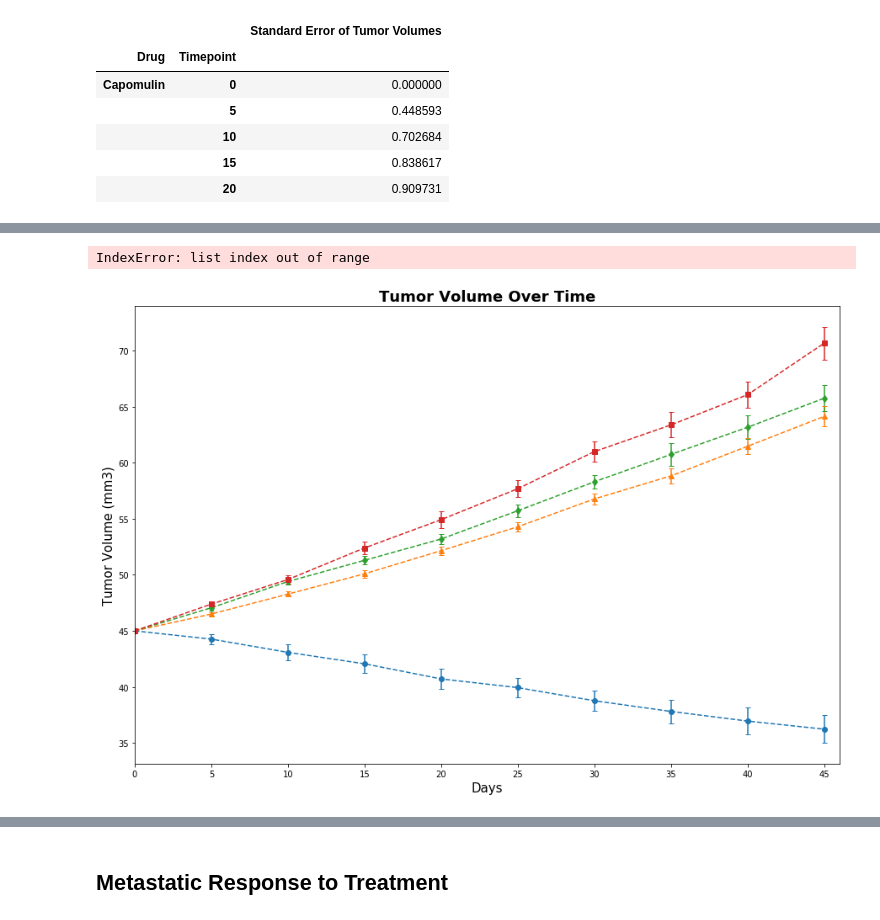
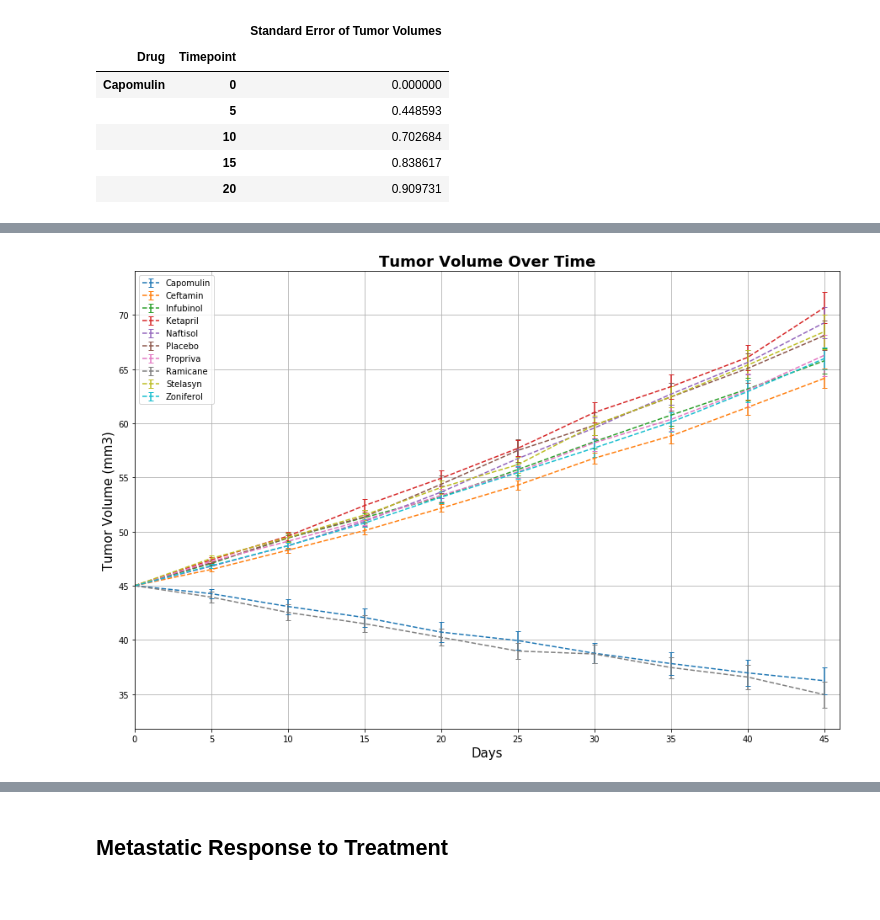
Before and after one commit to willdzhang/Matplotlib-Challenge, a Jupyter notebook: pymaceuticals_starter.ipynb, the cells around one changed output, grey strips where cells are left out. Drawn from its saved outputs; the diff is of its cells as text; code cells hidden in the pictures.

```diff
--- a/pymaceuticals_starter.ipynb
+++ b/pymaceuticals_starter.ipynb
@@ -49,12 +49,12 @@ group_mean_df.head()
 |  | 20 | 40.716325 |
 # %%
 # Store the Standard Error of Tumor Volumes Grouped by Drug and Timepoint
-se_group = combine.groupby(['Drug', 'Timepoint'])['Tumor Volume (mm3)'].sem()
+tumorgroup_sem = combine.groupby(['Drug', 'Timepoint'])['Tumor Volume (mm3)'].sem()
 # Convert to DataFrame
-se_group_df = pd.DataFrame(se_group)
-se_group_df = se_group_df.rename(columns={'Tumor Volume (mm3)':'Standard Error of Tumor Volumes'})
+tumorgroup_sem_df = pd.DataFrame(tumorgroup_sem)
+tumorgroup_sem_df = tumorgroup_sem_df.rename(columns={'Tumor Volume (mm3)':'Standard Error of Tumor Volumes'})
 # Preview DataFrame
-se_group_df.head()
+tumorgroup_sem_df.head()
 # %% [output]
 |  |  | Standard Error of Tumor Volumes |
 | Drug | Timepoint |  |
@@ -65,11 +65,10 @@ se_group_df.head()
 |  | 20 | 0.909731 |
 # %%
 # Minor Data Munging to Re-Format the Data Frames
-group_mean_df = group_mean_df.unstack(level = 0)
-group_mean_df.columns = group_mean_df.columns.get_level_values(1)
-se_group_df = se_group_df.unstack(level = 0)
-se_group_df.columns = se_group_df.columns.get_level_values(1)
+tumorgroup_mean_pivot = tumorgroup_mean_df.unstack(level = 0)
+tumorgroup_mean_pivot.columns = tumorgroup_mean_pivot.columns.get_level_values(1)
+
+tumorgroup_sem_pivot = tumorgroup_sem_df.unstack(level = 0)
+tumorgroup_sem_pivot.columns = tumorgroup_sem_pivot.columns.get_level_values(1)
 
 # Preview that Reformatting worked
-print(group_mean_df.head())
-print(se_group_df.head())
@@ -94,32 +95,31 @@ Timepoint
 # %%
 # Generate the Plot (with Error Bars)
 plt.figure(figsize = (15,10))
 plt.title('Tumor Volume Over Time', fontdict = {'fontsize': 18, 'fontweight': 'bold'})
 plt.xlabel('Days', fontdict = {'fontsize': 15})
 plt.ylabel('Tumor Volume (mm3)', fontdict = {'fontsize': 15})
-plt.xticks(np.arange(0, group_mean_df.index.max()+3 , 5))
-plt.xlim(0, group_mean_df.index.max() + 1)
-
-markers = ['o', '^', 'd', 's']
+plt.xticks(np.arange(0, tumorgroup_mean_pivot.index.max()+3 , 5))
+plt.xlim(0, tumorgroup_mean_pivot.index.max() + 1)
 
 # independent variable
-x_axis = group_mean_df.index
+x_axis = tumorgroup_mean_pivot.index
 
 #count for markers in plot loop
 count = 0
 
 #plot each tumor volume column with standard error
-for i in group_mean_df.columns:
+for i in tumorgroup_mean_pivot.columns:
     plt.errorbar(x_axis,
-                 group_mean_df[i],
-                 se_group_df[i], #std error
+                 tumorgroup_mean_pivot[i],
+                 tumorgroup_sem_pivot[i], #std error
                  linestyle = '--',
-                 marker =  markers[count],
                  capthick = 1, #for caps on error bars
                  capsize = 3)  # for caps on error bars
-    count += 1
+    count = count + 1
 plt.legend()
+plt.grid(True)
+
 # Save the Figure
+plt.savefig('tumor_vol.png')
 # %% [output]
-IndexError: list index out of range
-[figure, old version]
+[figure, new version]
```
Also changed, not shown: parts of 31 cells of this notebook, 8 other files.
